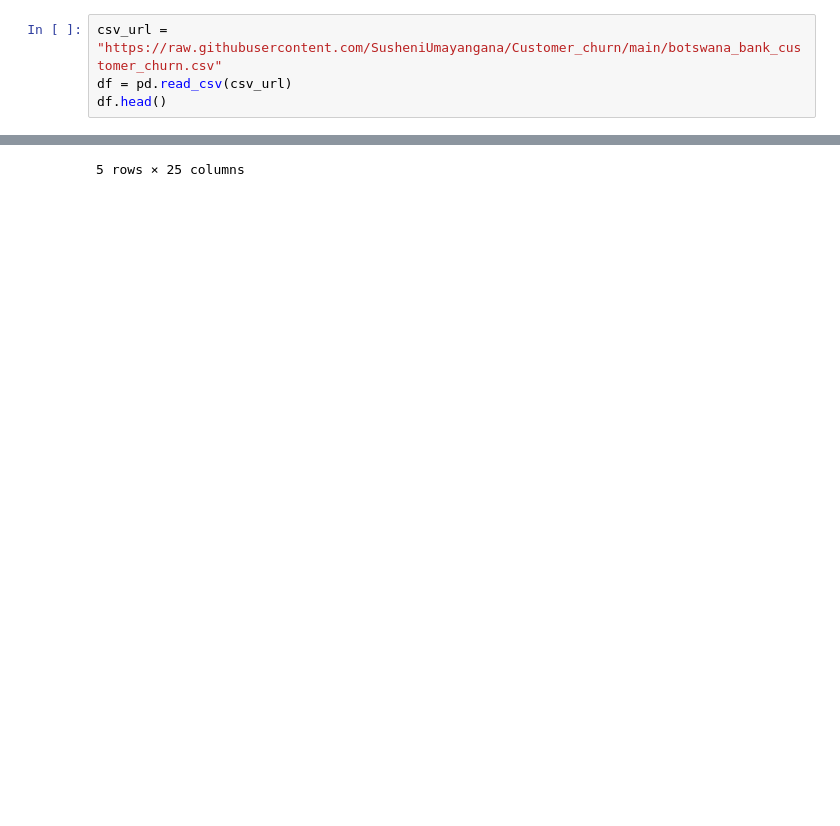
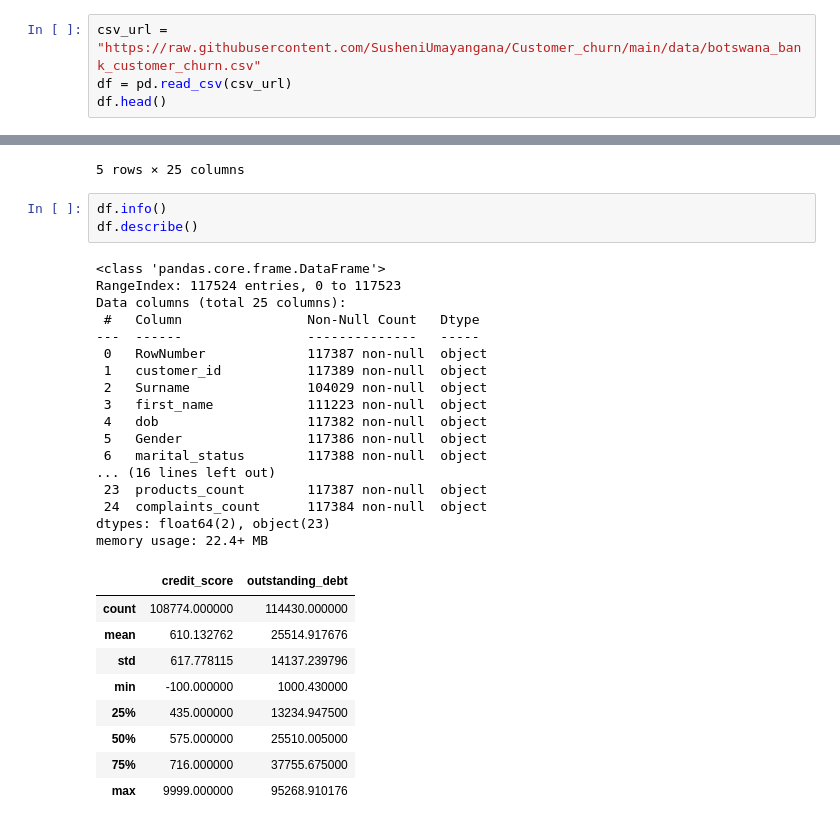
Before and after one commit to SusheniUmayangana/Customer_churn, a Jupyter notebook: FDM_mini_project.ipynb, the cells around one changed output, grey strips where cells are left out. Cells and saved outputs as stored; diff of their text form; blank space fills up the shorter version.

```diff
--- a/FDM_mini_project.ipynb
+++ b/FDM_mini_project.ipynb
@@ -11,5 +16,5 @@ import matplotlib.pyplot as plt
 # %%
-csv_url = "https://raw.githubusercontent.com/SusheniUmayangana/Customer_churn/main/botswana_bank_customer_churn.csv"
+csv_url = "https://raw.githubusercontent.com/SusheniUmayangana/Customer_churn/main/data/botswana_bank_customer_churn.csv"
 df = pd.read_csv(csv_url)
 df.head()
 # %% [output]
@@ -20,3 +25,33 @@ df.head()
 | 3 | 83494.0 | a96b1224-e54b-4dd1-ab2b-c89d9019ed96 | Anderson | Michael | 04-27-1965 | Female | Single | 1 | Community education officer | ... |
 | 4 | 67278.0 | bc8c8831-a7d2-4228-b835-a1e6ace7db99 | Hess | Christopher | 1963-08-04 | Male | Married | 5 | Printmaker | ... |
 5 rows × 25 columns
+# %%
+df.info()
+df.describe()
+# %% [output]
+<class 'pandas.core.frame.DataFrame'>
+RangeIndex: 117524 entries, 0 to 117523
+Data columns (total 25 columns):
+ #   Column                Non-Null Count   Dtype
+---  ------                --------------   -----
+ 0   RowNumber             117387 non-null  object
+ 1   customer_id           117389 non-null  object
+ 2   Surname               104029 non-null  object
+ 3   first_name            111223 non-null  object
+ 4   dob                   117382 non-null  object
+ 5   Gender                117386 non-null  object
+ 6   marital_status        117388 non-null  object
+... (16 lines left out)
+ 23  products_count        117387 non-null  object
+ 24  complaints_count      117384 non-null  object
+dtypes: float64(2), object(23)
+memory usage: 22.4+ MB
+|  | credit_score | outstanding_debt |
+| count | 108774.000000 | 114430.000000 |
+| mean | 610.132762 | 25514.917676 |
+| std | 617.778115 | 14137.239796 |
+| min | -100.000000 | 1000.430000 |
+| 25% | 435.000000 | 13234.947500 |
+| 50% | 575.000000 | 25510.005000 |
+| 75% | 716.000000 | 37755.675000 |
+| max | 9999.000000 | 95268.910176 |
```
Also changed, not shown: parts of 10 cells of this notebook.
